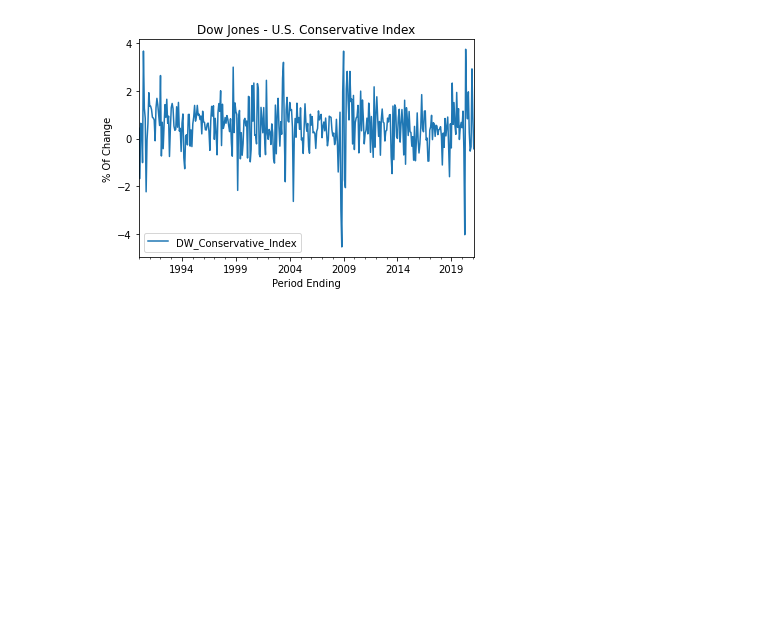
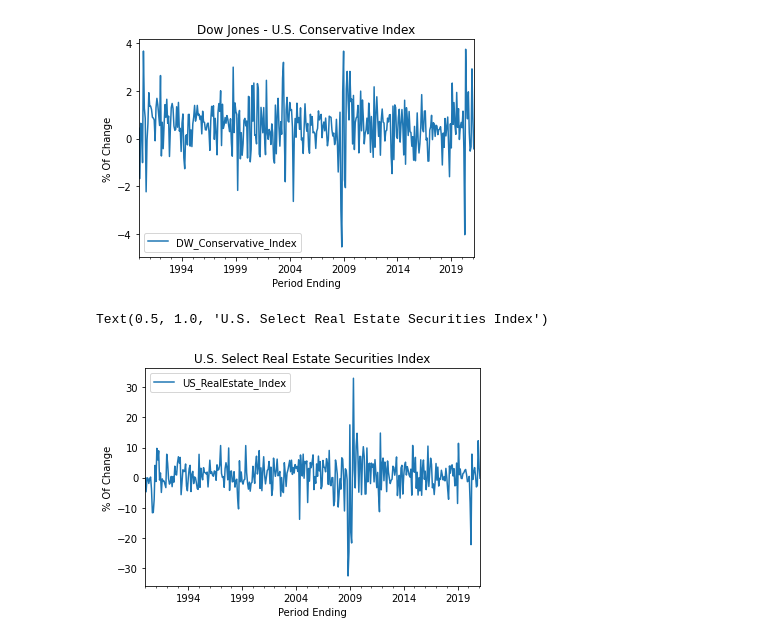
Before and after one commit to AlexNoonan-Syracuse/BigDataProject, a Jupyter notebook: RC_IST718_Final_Project.ipynb, the cells around one changed output. Saved outputs shown, nothing was run; the diff lists cells and outputs as text; code cells hidden in the pictures; blank space fills up the shorter version.

```diff
--- a/RC_IST718_Final_Project.ipynb
+++ b/RC_IST718_Final_Project.ipynb
@@ -165,3 +165,11 @@ plt.title("Dow Jones - U.S. Conservative Index")
 # %% [output]
 Text(0.5, 1.0, 'Dow Jones - U.S. Conservative Index')
 [figure]
+# %%
+US_RealEstate_index['US_RealEstate_Index'].plot()
+plt.legend()
+plt.ylabel("% Of Change")
+plt.title("U.S. Select Real Estate Securities Index")
+# %% [output]
+Text(0.5, 1.0, 'U.S. Select Real Estate Securities Index')
+[figure, added]
```
